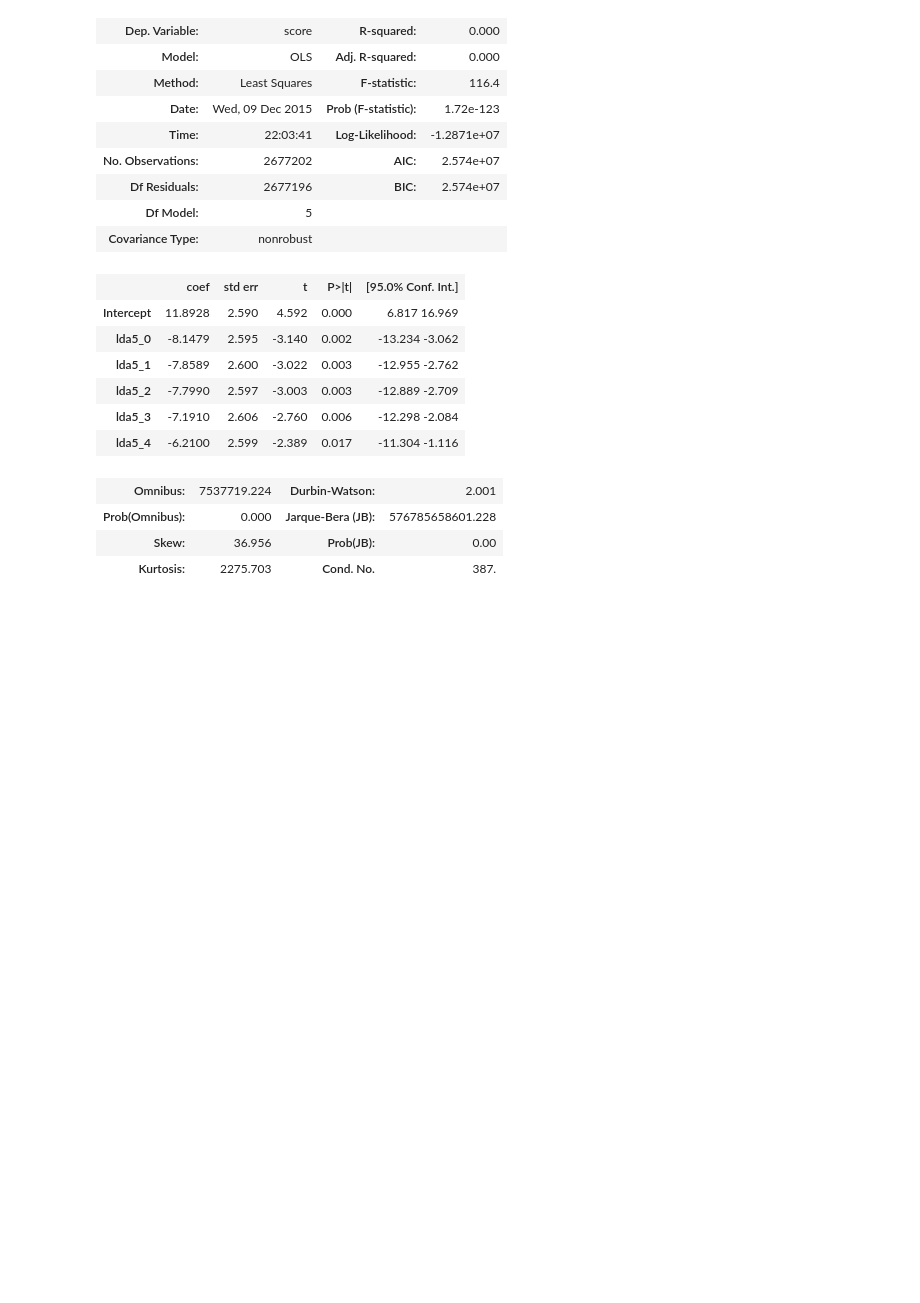
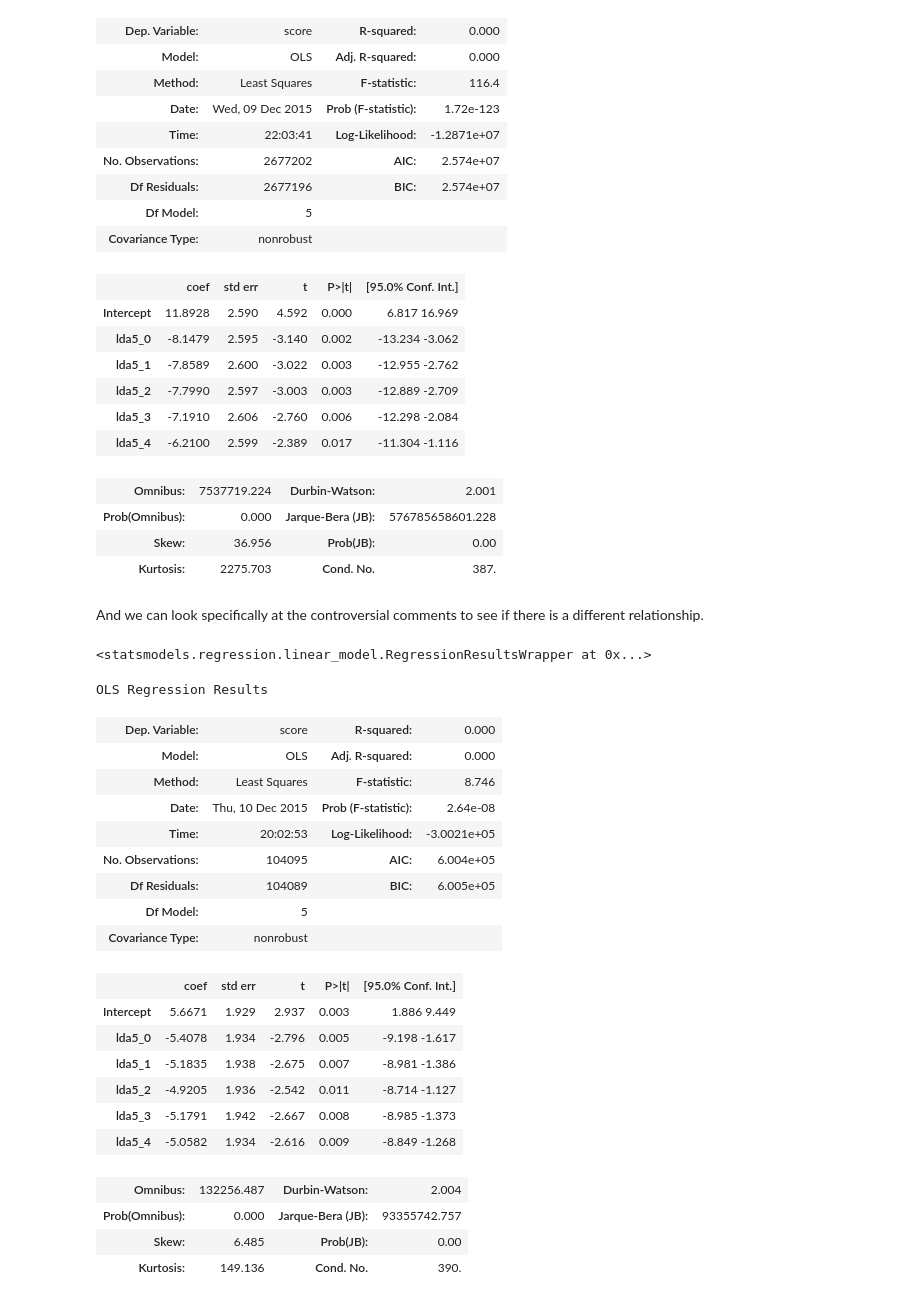
Before and after one commit to iannolan/N4N-cs109project, a Jupyter notebook: political comments 2014 part2.ipynb, the cells around one changed output. Saved outputs shown, nothing was run; the diff lists cells and outputs as text; code cells hidden in the pictures; blank space fills up the shorter version.

```diff
--- a/political comments 2014 part2.ipynb
+++ b/political comments 2014 part2.ipynb
@@ -715,3 +743,34 @@ OLS Regression Results
 | Prob(Omnibus): | 0.000 | Jarque-Bera (JB): | 576785658601.228 |
 | Skew: | 36.956 | Prob(JB): | 0.00 |
 | Kurtosis: | 2275.703 | Cond. No. | 387. |
+# %% [markdown]
+And we can look specifically at the controversial comments to see if there is a different relationship.
+# %%
+ols_model_lda5_cont = ols('score ~ lda5_0 + lda5_1 + lda5_2 + lda5_3 + lda5_4', df_cont).fit()
+ols_model_lda5_cont
+# %% [output]
+<statsmodels.regression.linear_model.RegressionResultsWrapper at 0x...>
+# %%
+ols_model_lda5_cont.summary()
+# %% [output]
+OLS Regression Results
+| Dep. Variable: | score | R-squared: | 0.000 |
+| Model: | OLS | Adj. R-squared: | 0.000 |
+| Method: | Least Squares | F-statistic: | 8.746 |
+| Date: | Thu, 10 Dec 2015 | Prob (F-statistic): | 2.64e-08 |
+| Time: | 20:02:53 | Log-Likelihood: | -3.0021e+05 |
+| No. Observations: | 104095 | AIC: | 6.004e+05 |
+| Df Residuals: | 104089 | BIC: | 6.005e+05 |
+| Df Model: | 5 |  |  |
+| Covariance Type: | nonrobust |  |  |
+|  | coef | std err | t | P>|t| | [95.0% Conf. Int.] |
+| Intercept | 5.6671 | 1.929 | 2.937 | 0.003 | 1.886 9.449 |
+| lda5_0 | -5.4078 | 1.934 | -2.796 | 0.005 | -9.198 -1.617 |
+| lda5_1 | -5.1835 | 1.938 | -2.675 | 0.007 | -8.981 -1.386 |
+| lda5_2 | -4.9205 | 1.936 | -2.542 | 0.011 | -8.714 -1.127 |
+| lda5_3 | -5.1791 | 1.942 | -2.667 | 0.008 | -8.985 -1.373 |
+| lda5_4 | -5.0582 | 1.934 | -2.616 | 0.009 | -8.849 -1.268 |
+| Omnibus: | 132256.487 | Durbin-Watson: | 2.004 |
+| Prob(Omnibus): | 0.000 | Jarque-Bera (JB): | 93355742.757 |
+| Skew: | 6.485 | Prob(JB): | 0.00 |
+| Kurtosis: | 149.136 | Cond. No. | 390. |
```
Also changed, not shown: parts of 6 cells of this notebook.
